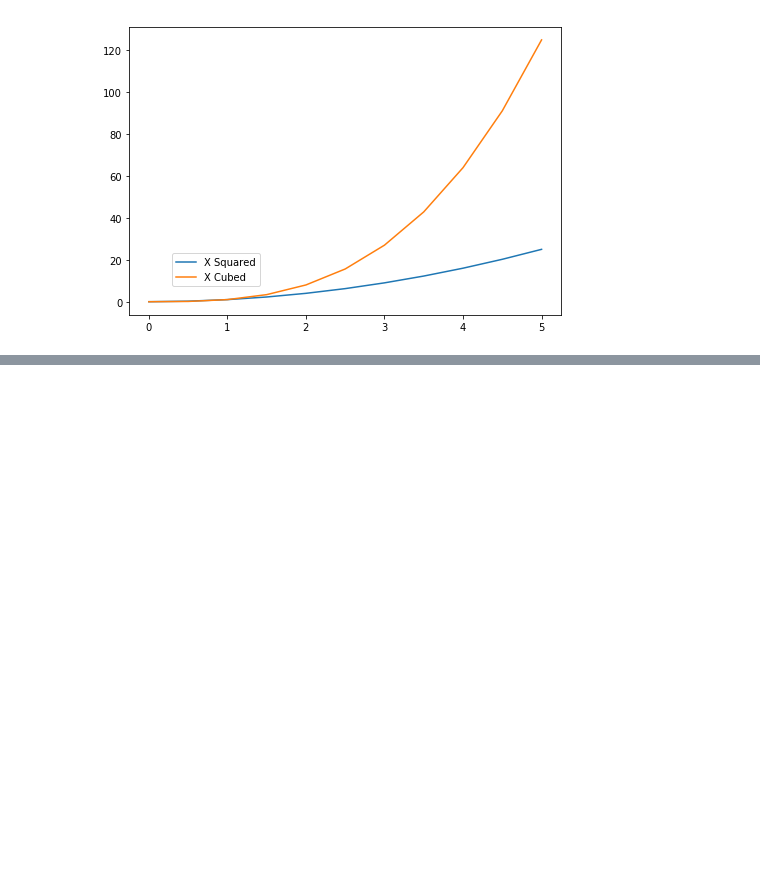
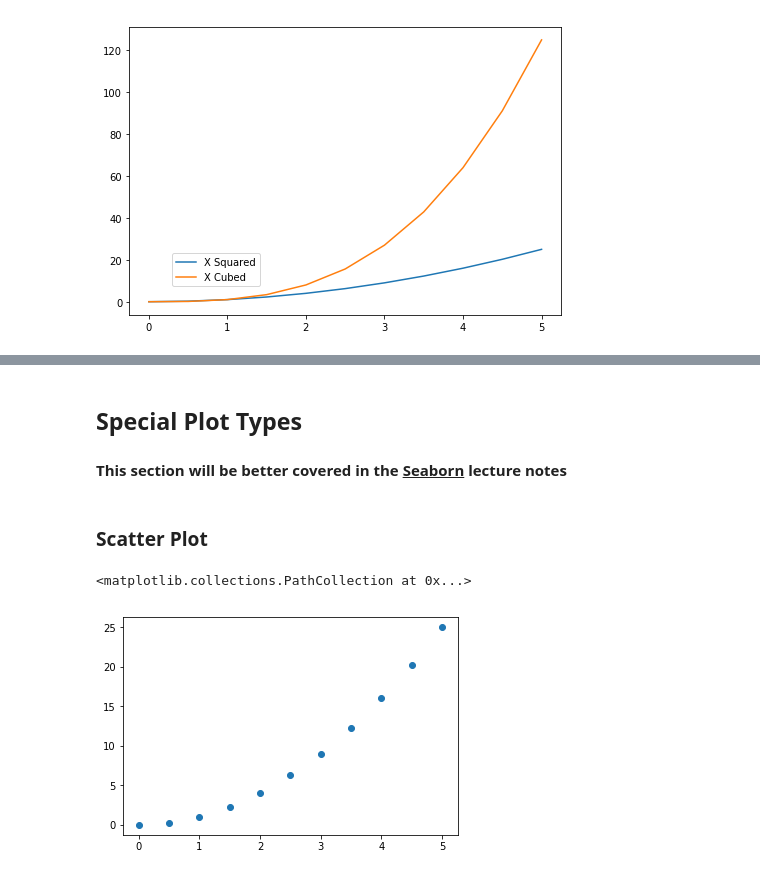
Before and after one commit to alchemistb/Python_for_data_sci, a Jupyter notebook: Intro-Matplotlib.ipynb, the cells around one changed output, grey strips where cells are left out. Cells and saved outputs as stored; diff of their text form; code cells hidden in the pictures; blank space fills up the shorter version.

```diff
--- a/Intro-Matplotlib.ipynb
+++ b/Intro-Matplotlib.ipynb
@@ -216,0 +278,10 @@ ax.legend(loc=[0.1,0.1])    # Use a tuple (['left','bottom']) to place the locat
+# %% [markdown]
+<h2>Special Plot Types</h2>
+<h4>This section will be better covered in the <u>Seaborn</u> lecture notes</h4>
+# %% [markdown]
+<h3>Scatter Plot</h3>
+# %%
+plt.scatter(x,y)
+# %% [output]
+<matplotlib.collections.PathCollection at 0x...>
+[figure, added]
```
Also changed, not shown: parts of 13 cells of this notebook.
